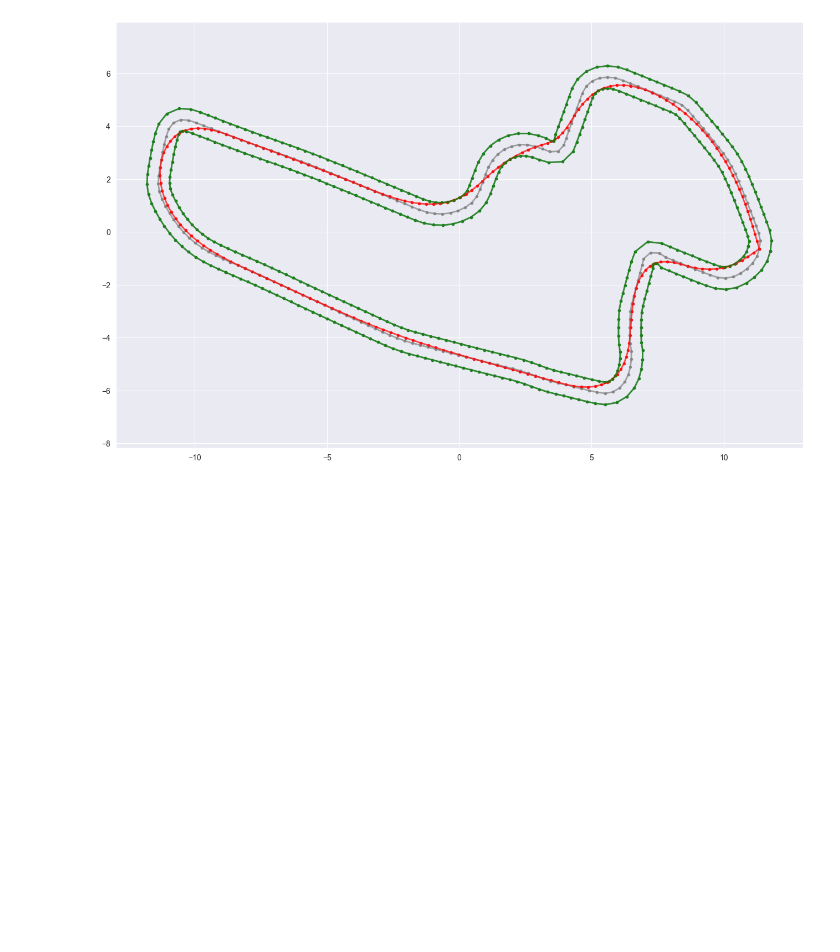
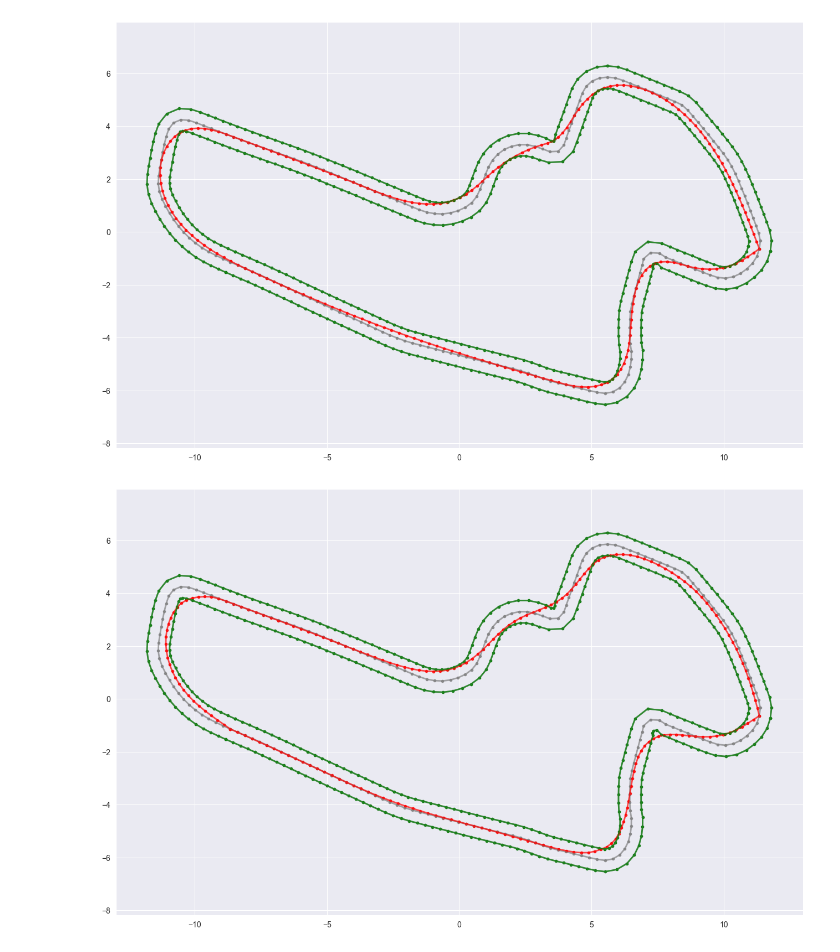
Before and after one commit to scscodes/dr2024, a Jupyter notebook: notebooks/Optimized_Race_Line.ipynb, the cells around one changed output. Saved outputs shown, nothing was run; the diff lists cells and outputs as text; code cells hidden in the pictures; blank space fills up the shorter version.

```diff
--- a/notebooks/Optimized_Race_Line.ipynb
+++ b/notebooks/Optimized_Race_Line.ipynb
@@ -211,6 +238,0 @@ def improve_race_line(old_line, inner_border, outer_border):
-# %%
-# Iterate over race line
-race_line = copy.deepcopy(def_center[:-1])  # Use this for centerline being outer bound
-for i in range(LINE_ITERATIONS):
-    race_line = improve_race_line(race_line, red_inner, red_outer)  # Remove "_new" for entire track width
-    if i % 20 == 0: print("Iteration %d" % i, end="\r", flush=True)
@@ -237,2 +448,12 @@ plot_track(ax, optimized_race_line, red_inner, red_outer, 'green', True)
 # %% [output]
 [figure]
+# %%
+
+# Plot optimized race line
+fig = plt.figure(1, figsize=(16, 10))
+ax = fig.add_subplot(111)
+plt.axis('equal')
+plot_track(ax, def_center, red_inner, red_outer, 'gray')
+plot_track(ax, r_orl, red_inner, red_outer, 'green', True)
+# %% [output]
+[figure, added]
```
Also changed, not shown: parts of 21 cells of this notebook.
